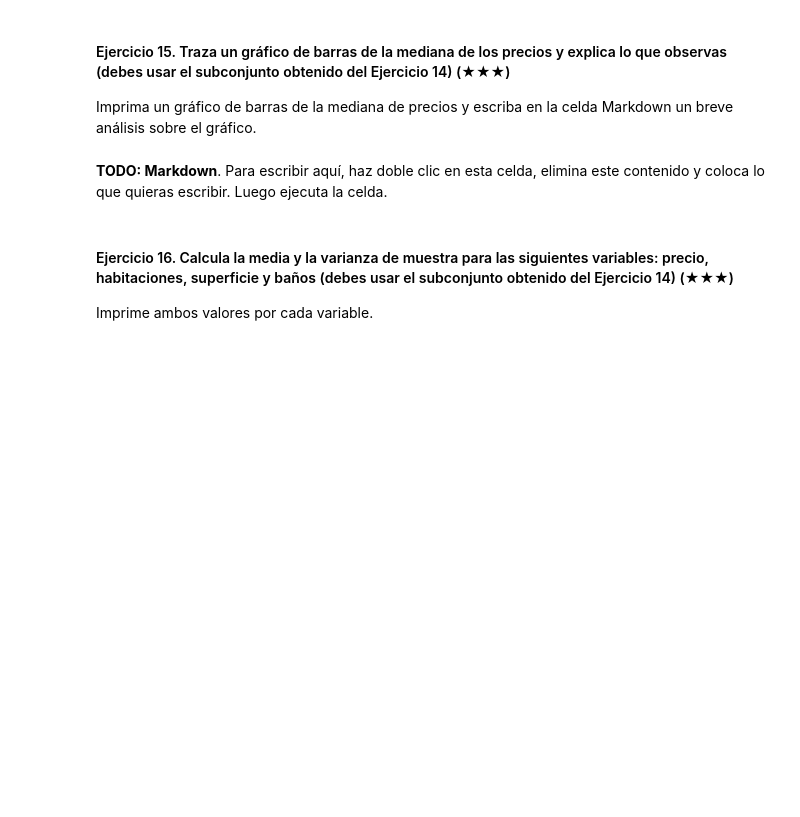
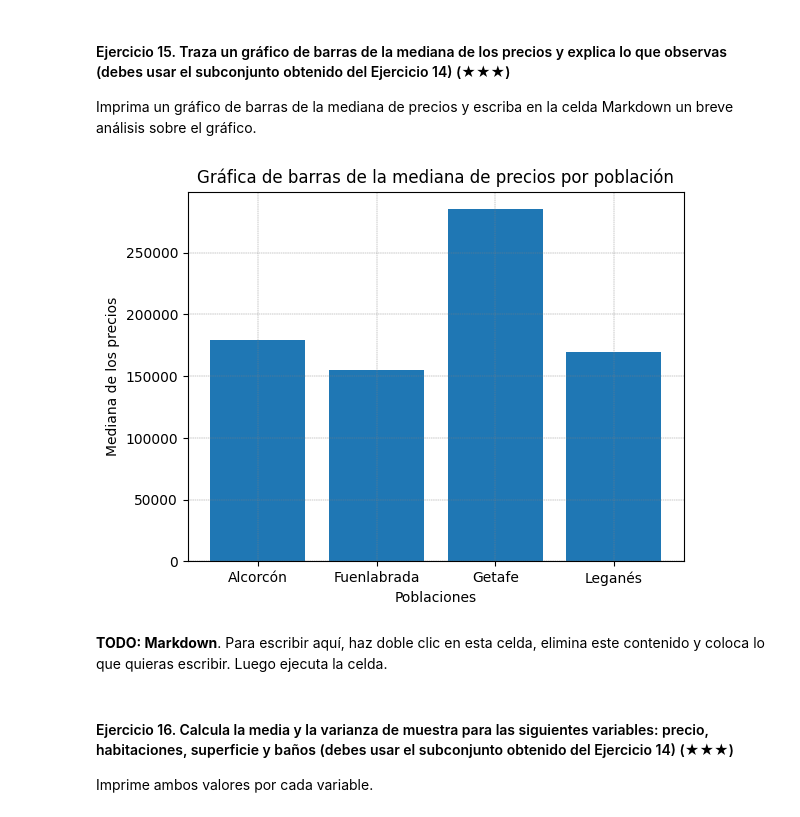
Before and after one commit to 4GeeksAcademy/AleGomezDev_real_state02, a Jupyter notebook: project.es.ipynb, the cells around one changed output. Drawn from its saved outputs; the diff is of its cells as text; code cells hidden in the pictures; blank space fills up the shorter version.

```diff
--- a/project.es.ipynb
+++ b/project.es.ipynb
@@ -237,4 +272,11 @@ Imprima la población y el número de casas.
 
 Pista: Filtra el DataFrame original usando la columna `level5` y la función `isin`.
 # %%
-# TODO
+# Generamos un lista de poblaciones a filtrar en el dataframe ds
+poblaciones= ["Fuenlabrada","Leganés","Getafe","Alcorcón"]
+
+# Generamos un nuevo dataframe que contiene solo las filas que coinciden con esas poblaciones
+nueva_data=ds[ds['level5'].isin(poblaciones)]
+
+# Imprimimos el nuevo dataframe
+print(nueva_data)
@@ -243,7 +303,18 @@ Pista: Filtra el DataFrame original usando la columna `level5` y la función `is
 
 Imprima un gráfico de barras de la mediana de precios y escriba en la celda Markdown un breve análisis sobre el gráfico.
 # %%
-# TODO: Code
+# Generamos una serie con las medianas de los precios de las 4 poblaciones solicitadas
+nuevo_mediana = nueva_data.groupby('level5')['price'].median()
+
+# Generamos una grafica con los valores de la serie, el eje x son los index y la y los valores de las medias es decir los values
+plt.bar(nuevo_mediana.index, nuevo_mediana.values)
+plt.xlabel('Poblaciones')
+plt.ylabel('Mediana de los precios')
+plt.title('Gráfica de barras de la mediana de precios por población')
+plt.grid(True, color='gray', linestyle='--', linewidth=0.3)
+plt.show()
+# %% [output]
+[figure, added]
 # %% [markdown]
 **TODO: Markdown**. Para escribir aquí, haz doble clic en esta celda, elimina este contenido y coloca lo que quieras escribir. Luego ejecuta la celda.
 # %% [markdown]
```
Also changed, not shown: parts of 16 cells of this notebook.
